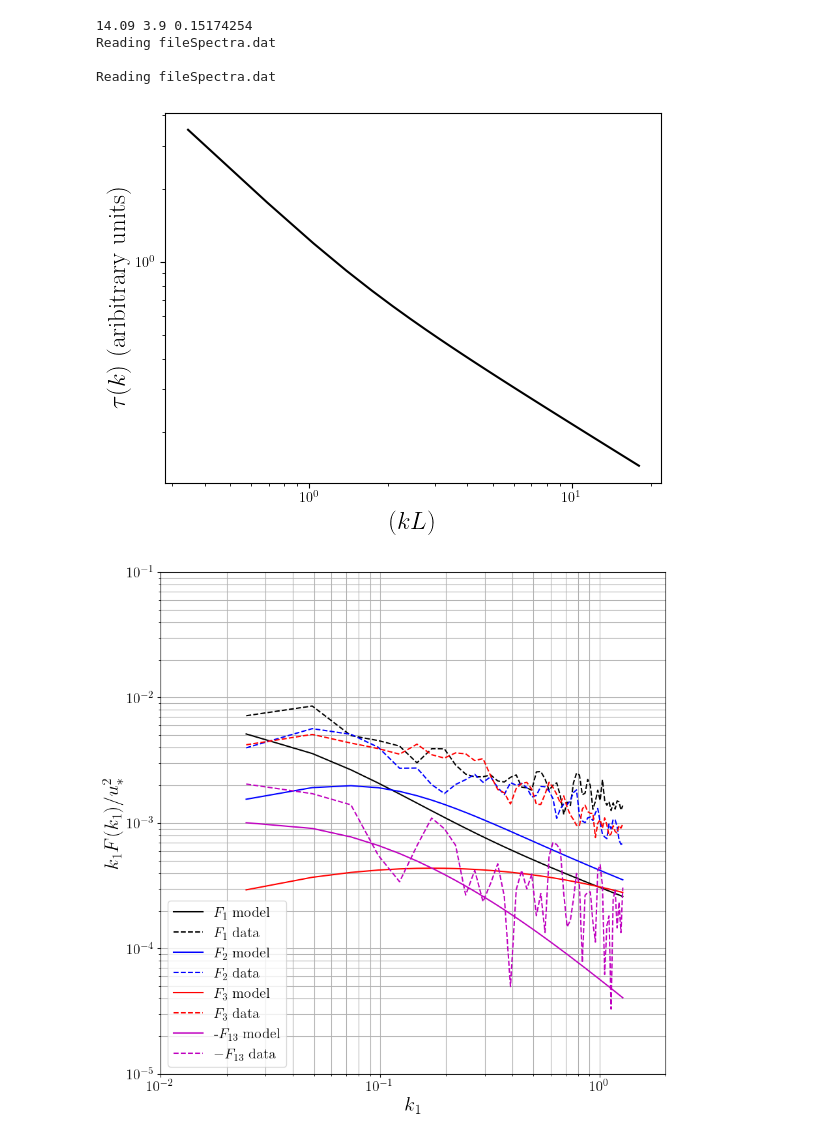
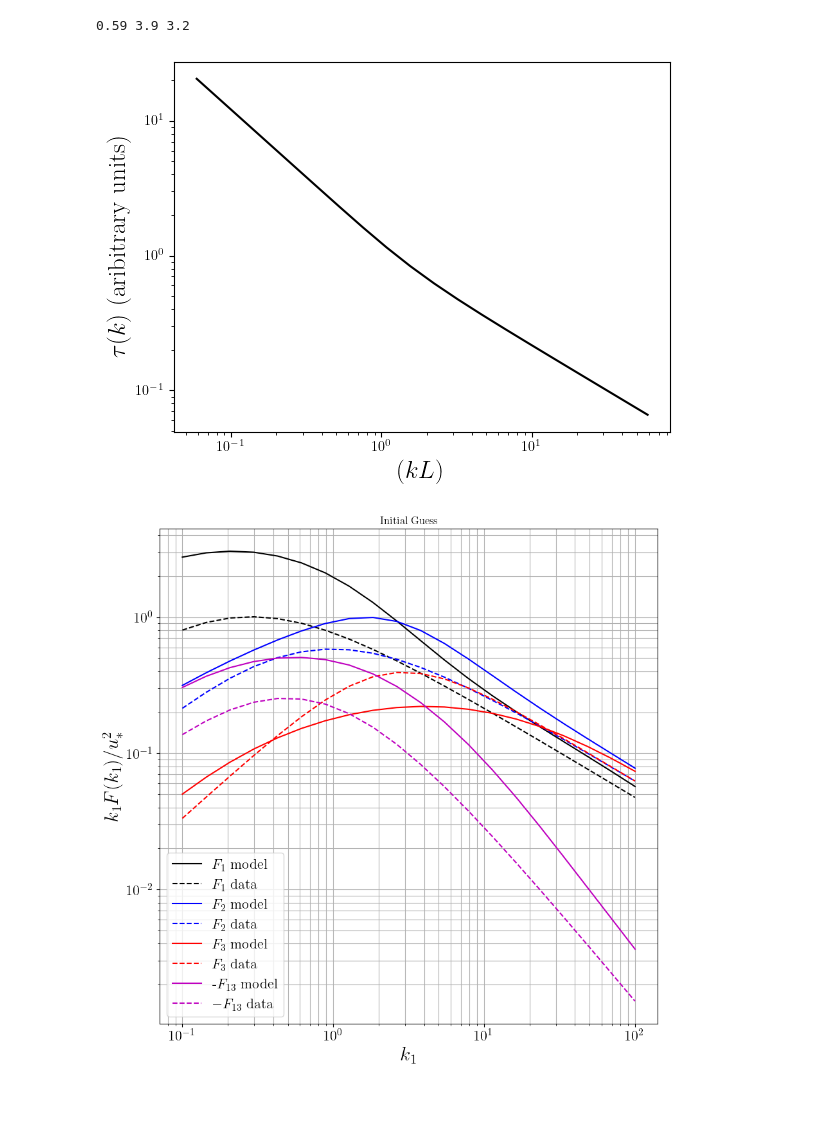
Before and after one commit to METHODS-Group/DRDMannTurb, a Jupyter notebook: script/Calibration.ipynb, the cells around one changed output. Cells and saved outputs as stored; diff of their text form; code cells hidden in the pictures; blank space fills up the shorter version.

Commit message:
partial recreation of example 1 from orig paper; some imports were changed

```diff
--- a/script/Calibration.ipynb
+++ b/script/Calibration.ipynb
@@ -27,7 +27,7 @@ savedir = Path().resolve() / "results"
 ####################################
 
 config = {
-    'type_EddyLifetime' :   'tauNet',  ### 'const', TwoThird', 'Mann', 'tauNet'
+    'type_EddyLifetime' :   'tauNet', # CALIBRATION : 'tauNet',  ### 'const', TwoThird', 'Mann', 'tauNet'
     'type_PowerSpectra' :   'RDT', ### 'RDT', 'zetaNet', 'C3Net', 'Corrector'
     'nlayers'           :   2,
     'hidden_layer_size' :   10,
@@ -36,16 +36,16 @@ config = {
     'plt_tau'           :   True,
     'tol'               :   1.e-3, ### not important
     'lr'                :   1,     ### learning rate
-    'penalty'           :   1.e-1,
-    'regularization'    :   1.e-1,
-    'nepochs'           :   2,
+    'penalty'           :   1, # CALIBRATION: 1.e-1,
+    'regularization'    :   1.e-5,# CALIBRATION: 1.e-1,
+    'nepochs'           :   50,
     'curves'            :   [0,1,2,3],
-    'data_type'         :   'Custom', ### 'Kaimal', 'SimiuScanlan', 'SimiuYeo', 'iso'
+    'data_type'         :   'Kaimal',  # CALIBRATION: 'Custom', ### 'Kaimal', 'SimiuScanlan', 'SimiuYeo', 'iso'
     'spectra_file'      :   'Spectra.dat',
     'Uref'              :   10, # m/s
     'zref'              :   1, #m
-    'domain'            :   np.logspace(-4, 2, 40), ### NOTE: Experiment 1: np.logspace(-1, 2, 20), Experiment 2: np.logspace(-2, 2, 40)
-    'noisy_data'        :   0*3.e-1, ### level of the data noise  ### NOTE: Experiment 1: zero, Experiment 2: non-zero
+    'domain'            :   np.logspace(-1, 2, 20), #np.logspace(-4, 2, 40), ### NOTE: Experiment 1: np.logspace(-1, 2, 20), Experiment 2: np.logspace(-2, 2, 40)
+    'noisy_data'        :   0.,#0*3.e-1, ### level of the data noise  ### NOTE: Experiment 1: zero, Experiment 2: non-zero
     'output_folder'     :   str(savedir),
     'input_folder'     :   '/Users/gdeskos/work_in_progress/WindGenerator/script/'
 }
@@ -73,9 +73,15 @@ Lambda1=42; # Longitudinal turbulence scale parameter at hub height
 z0=0.01
 ustar=0.41*Uref/log(zref/z0)
 
-L     = 14.09
+# NOTE: values taken from experiment1 in the paper
+L = 0.59
 Gamma = 3.9
-sigma = 0.15174254
+sigma = 3.2
+
+#NOTE: these were used in the calibration run
+#L     = 14.09
+#Gamma = 3.9
+#sigma = 0.15174254
 
 print(L,Gamma,sigma)
 
@@ -105,10 +111,7 @@ if data_noise_magnitude:
 
 DataValues = Data[1]
 # %% [output]
-14.09 3.9 0.15174254
-Reading fileSpectra.dat
-
-Reading fileSpectra.dat
+0.59 3.9 3.2
 # %%
 IECtau=MannEddyLifetime(k1_data_pts*L)
 plt.figure(1)
@@ -116,36 +119,41 @@ plt.loglog(k1_data_pts*L,IECtau,'k')
 #plt.xlim(0.1,60)
 plt.ylabel(r'$\tau(k)$ (aribitrary units)',fontsize=18)
 plt.xlabel(r'$(kL)$',fontsize=18)
-plt.savefig('tau.png')
+plt.show()
+#plt.savefig('tau.png')
 # %% [output]
-[figure, old version]
+[figure, new version]
 # %%
 ####################################
 ### Just plot
 ####################################
 plt.rc('text',usetex=True)
 plt.rc('font',family='serif')
 
 
 kF = pb.eval(k1_data_pts)
 plt.figure(1,figsize=(10,10))
 clr=['black','blue','red']
 plt.figure(1)
 for i in range(3):
     plt.plot(k1_data_pts, kF[i], '-', color=clr[i], label=r'$F_{0:d}$ model'.format(i+1))
     plt.plot(k1_data_pts, DataValues[:,i,i], '--',color=clr[i],label=r'$F_{0:d}$ data'.format(i+1) )#, label=r'$F_{0:d}$ data'.format(i+1))
 plt.plot(k1_data_pts, -kF[3], '-m', label=r'-$F_{13}$ model')
 plt.plot(k1_data_pts, -DataValues[:,0,2], '--m', label=r'$-F_{13}$ data')
 plt.xscale('log')
 plt.yscale('log')
 plt.xlabel(r'$k_1$',fontsize=22)
-plt.xlim(0.01,2)
-plt.ylim(0.00001,0.1)
+#plt.xlim(0.01,2)
+#plt.ylim(0.00001,0.1)
 plt.ylabel(r'$k_1 F(k_1)/u_\ast^2$',fontsize=22)
 plt.legend(loc='lower left',fontsize=16)
 plt.xticks(fontsize=16)
 plt.yticks(fontsize=16)
 plt.grid(which='both')
-plt.savefig(config['output_folder']+'initial_guess.png',format='png',dpi=100)
+plt.title("Initial Guess")
+plt.show()
+
+
+#plt.savefig(config['output_folder']+'initial_guess.png',format='png',dpi=100)
 # %% [output]
-[figure, old version]
+[figure, new version]
```
Also changed, not shown: parts of 3 cells of this notebook, 8 other files.
